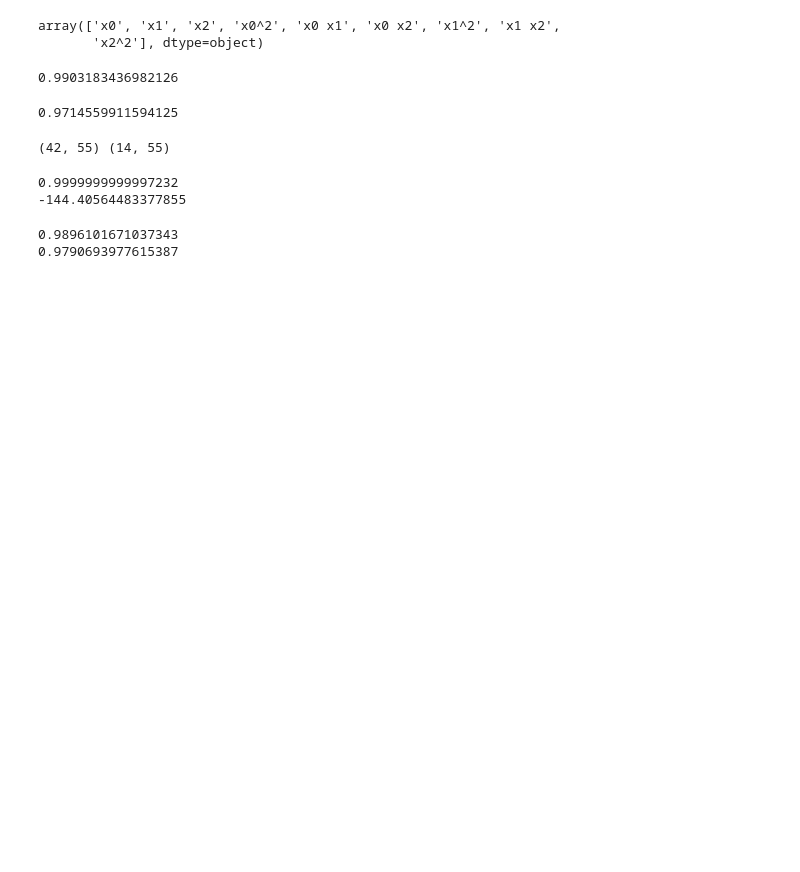
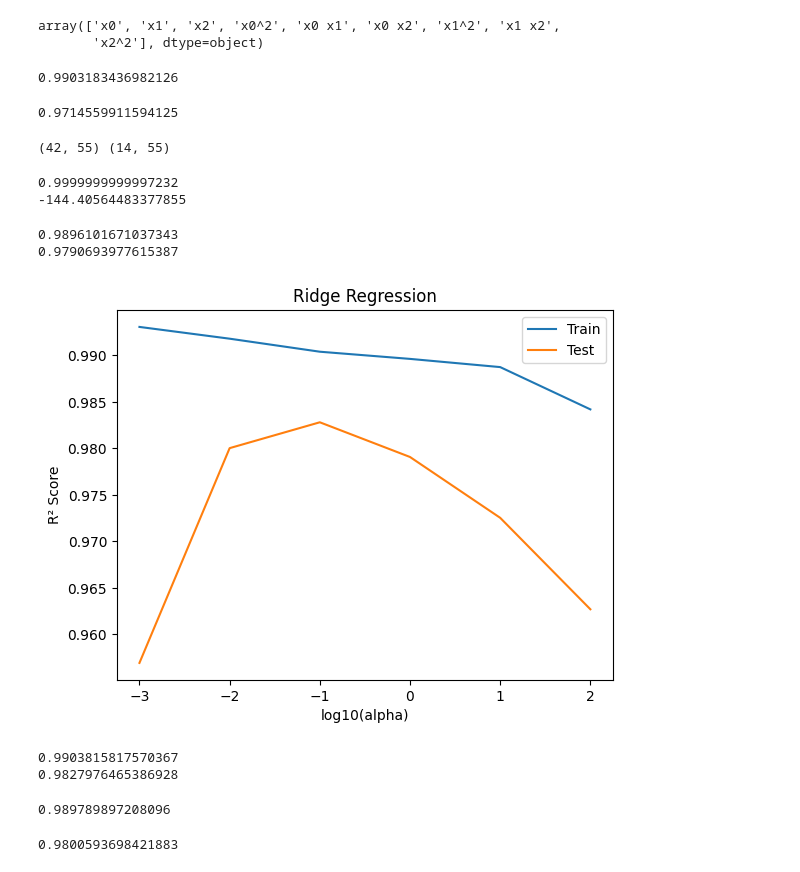
Before and after one commit to Kimnabin/artificial-intelligence, a Jupyter notebook: 혼공머신/Chapter3.ipynb, the cells around one changed output. Drawn from its saved outputs; the diff is of its cells as text; code cells hidden in the pictures; blank space fills up the shorter version.

```diff
--- a/혼공머신/Chapter3.ipynb
+++ b/혼공머신/Chapter3.ipynb
@@ -860,3 +860,46 @@ print(ridge.score(test_scaled, test_target))
 # %% [output]
 0.9896101671037343
 0.9790693977615387
+# %%
+import matplotlib.pyplot as plt
+
+train_scores = []
+test_scores = []
+# %%
+alpha_list = [0.001, 0.01, 0.1, 1, 10, 100]
+
+for alpha in alpha_list:
+    ridge = Ridge(alpha=alpha)
+    ridge.fit(train_scaled, train_target)
+    train_scores.append(ridge.score(train_scaled, train_target))
+    test_scores.append(ridge.score(test_scaled, test_target))
+# %%
+plt.plot(np.log10(alpha_list), train_scores, label='Train')
+plt.plot(np.log10(alpha_list), test_scores, label='Test')
+plt.xlabel('log10(alpha)')
+plt.ylabel('R² Score')
+plt.title('Ridge Regression')
+plt.legend()
+plt.show()
+# %% [output]
+[figure, added]
+# %%
+ridge = Ridge(alpha=0.1)
+ridge.fit(train_scaled, train_target)
+print(ridge.score(train_scaled, train_target))
+print(ridge.score(test_scaled, test_target))
+# %% [output]
+0.9903815817570367
+0.9827976465386928
+# %%
+from sklearn.linear_model import Lasso
+lasso = Lasso()
+
+lasso.fit(train_scaled, train_target)
+print(lasso.score(train_scaled, train_target))
+# %% [output]
+0.989789897208096
+# %%
+print(lasso.score(test_scaled, test_target))
+# %% [output]
+0.9800593698421883
```
Also changed, not shown: parts of 4 cells of this notebook, 7 other files.
